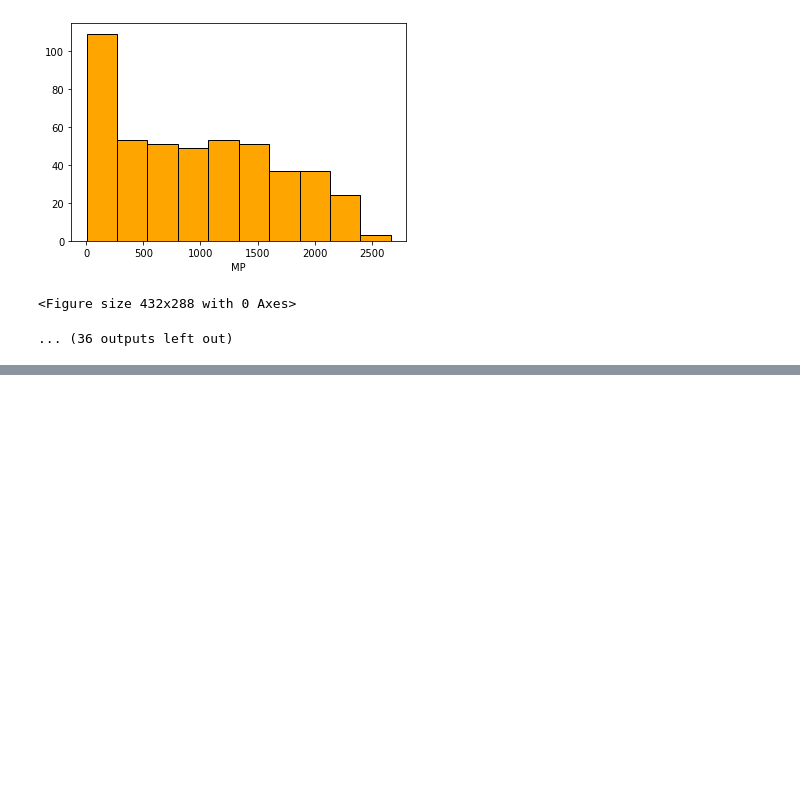
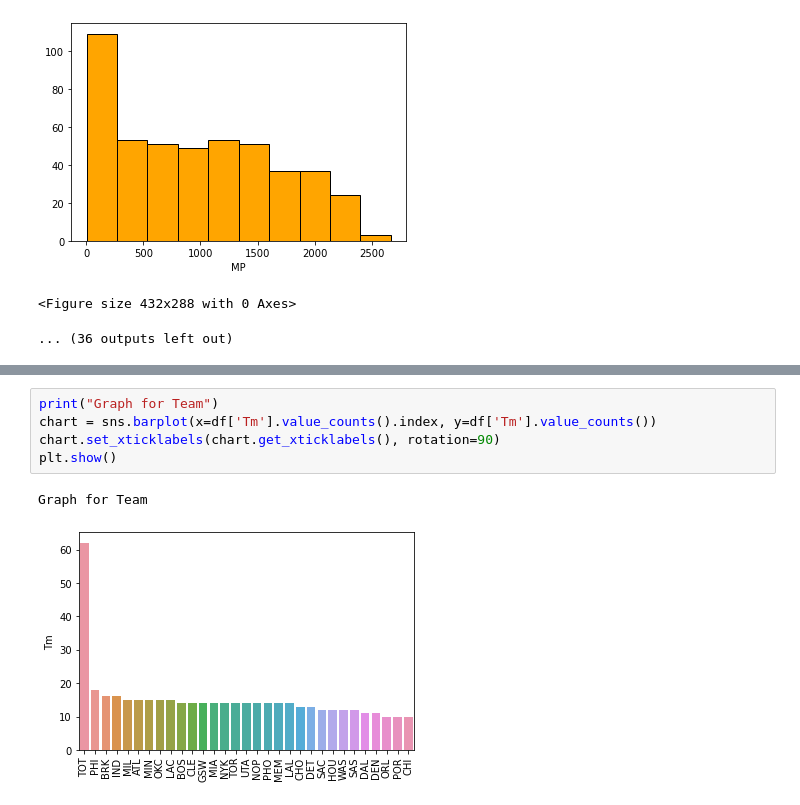
Before and after one commit to kaichiinoue/nba_salary_prediction, a Jupyter notebook: eda.ipynb, the cells around one changed output, grey strips where cells are left out. Drawn from its saved outputs; the diff is of its cells as text; blank space fills up the shorter version.

```diff
--- a/eda.ipynb
+++ b/eda.ipynb
@@ -137,0 +168,8 @@ plt.grid(True)
+# %%
+print("Graph for Team")
+chart = sns.barplot(x=df['Tm'].value_counts().index, y=df['Tm'].value_counts())
+chart.set_xticklabels(chart.get_xticklabels(), rotation=90)
+plt.show()
+# %% [output]
+Graph for Team
+[figure, added]
```
Also changed, not shown: parts of 24 cells of this notebook, 2 other files.
